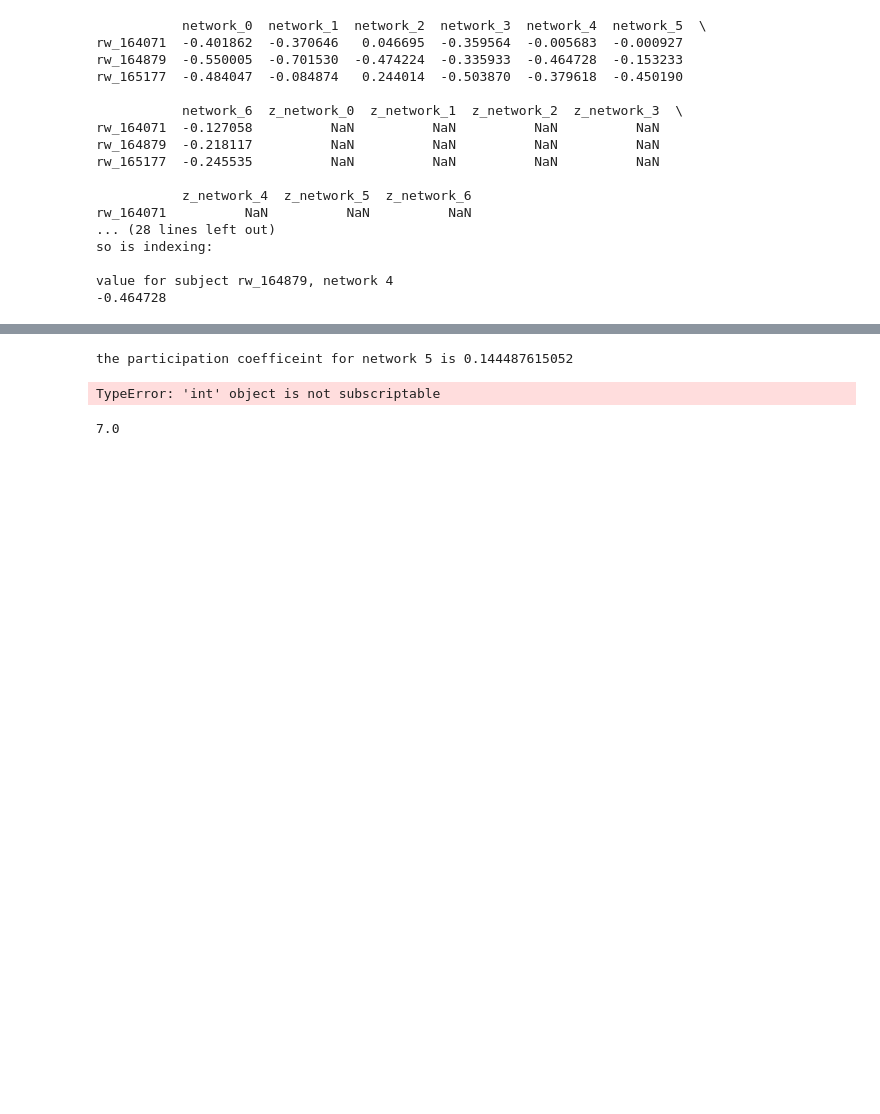
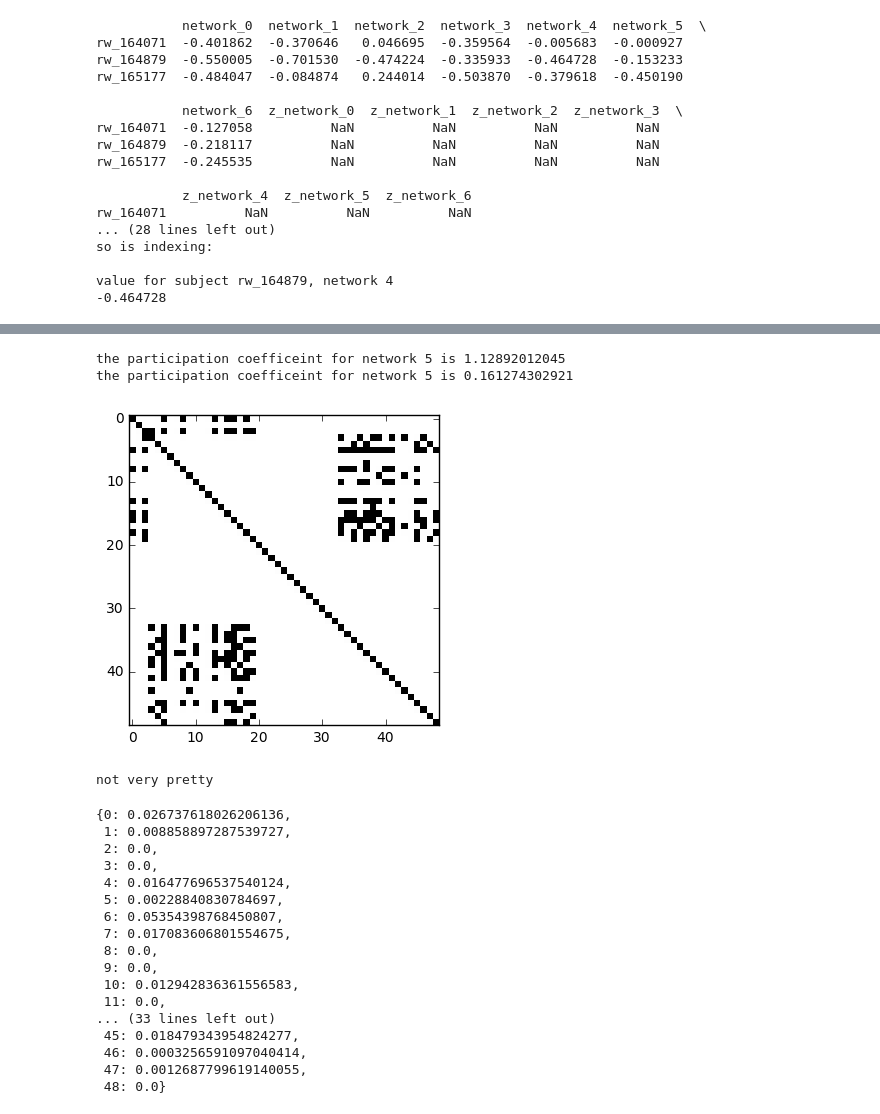
Before and after one commit to isalalves/pycourse, a Jupyter notebook: PyDemo.ipynb, the cells around one changed output, grey strips where cells are left out. Drawn from its saved outputs; the diff is of its cells as text; code cells hidden in the pictures; blank space fills up the shorter version.

```diff
--- a/PyDemo.ipynb
+++ b/PyDemo.ipynb
@@ -412,5 +405,7 @@ and here is our matrix reordered by cluster membership
 wow, doesn't it look like there is something real happening here?
 # %%
+MAYBE TAKE THIS PART OUT
+
 ## now lets calculate the participation coefficient of a node
 ## you can do this with less lines using specialized functions
 ## in pythons, but I want to show you that you can do it from
@@ -427,32 +422,59 @@ def part_coef(mtrx,node,clust_labels):
         net_coef = (np.mean(net_cons) / con_strength)**2
         to_sum.append(net_coef)
     print('the participation coefficeint for network %s is %s'%(node,np.sum(to_sum)))
+    print('the participation coefficeint for network %s is %s'%(node,np.mean(to_sum)))
 
 part_coef(pc_mtx,5,labz)
 # %% [output]
-the participation coefficeint for network 5 is 0.144487615052
+the participation coefficeint for network 5 is 1.12892012045
+the participation coefficeint for network 5 is 0.161274302921
 # %%
+## of course, we don't have to do this manually. There are
+## specialized python functions that do the dirty work for you
+
+## first lets convert this to a binarized matrix where we save
+## only the top 10% of connections
+
 flat = np.tril(pc_mtx).flatten()
-top_no = int(len(flat) * 0.95)
-top_5 = sorted(flat)[top_no]
+flat = [abs(x) for x in flat]
+top_no = int(len(flat) * 0.90)
+top_10 = sorted(flat)[top_no]
 bin_mtx = np.full((49,49),np.nan)
 for i in range(49):
     for j in range(49):
-        if pc_mtx[i][j] > top_5:
+        if pc_mtx[i][j] > top_10:
             bin_mtx[i][j] = 1
         else:
             bin_mtx[i][j] = 0
-#nbin_mtx = bin_mtx[:, naxis][naxis]
-#pyplot.imshow(nbin_mtx,
-#              cmap="Greys",
-#              interpolation="none")
-#pyplot.show()
+nbin_mtx = bin_mtx[:, naxis][naxis]
+pyplot.imshow(nbin_mtx,
+              cmap="Greys",
+              interpolation="none")
+pyplot.show()
+print('not very pretty')
+
+# but assuming we had a real matrix it would look better
+# Lets run some graph metrix. Choose your poison
+
 G = nx.from_numpy_matrix(bin_mtx)
 nx.betweenness_centrality(G)
-part_coef(1,bin_mtx,labz)
 # %% [output]
+[figure, added]
-TypeError: 'int' object is not subscriptable
+not very pretty
+{0: 0.026737618026206136,
+ 1: 0.008858897287539727,
+ 2: 0.0,
+ 3: 0.0,
+ 4: 0.016477696537540124,
+ 5: 0.00228840830784697,
+ 6: 0.05354398768450807,
+ 7: 0.017083606801554675,
+ 8: 0.0,
+ 9: 0.0,
+ 10: 0.012942836361556583,
+ 11: 0.0,
+... (33 lines left out)
+ 45: 0.018479343954824277,
+ 46: 0.0003256591097040414,
+ 47: 0.0012687799619140055,
+ 48: 0.0}
-# %%
-np.sum(bin_mtx[1])
-# %% [output]
-7.0
```
Also changed, not shown: parts of 10 cells of this notebook, 2 other files.
